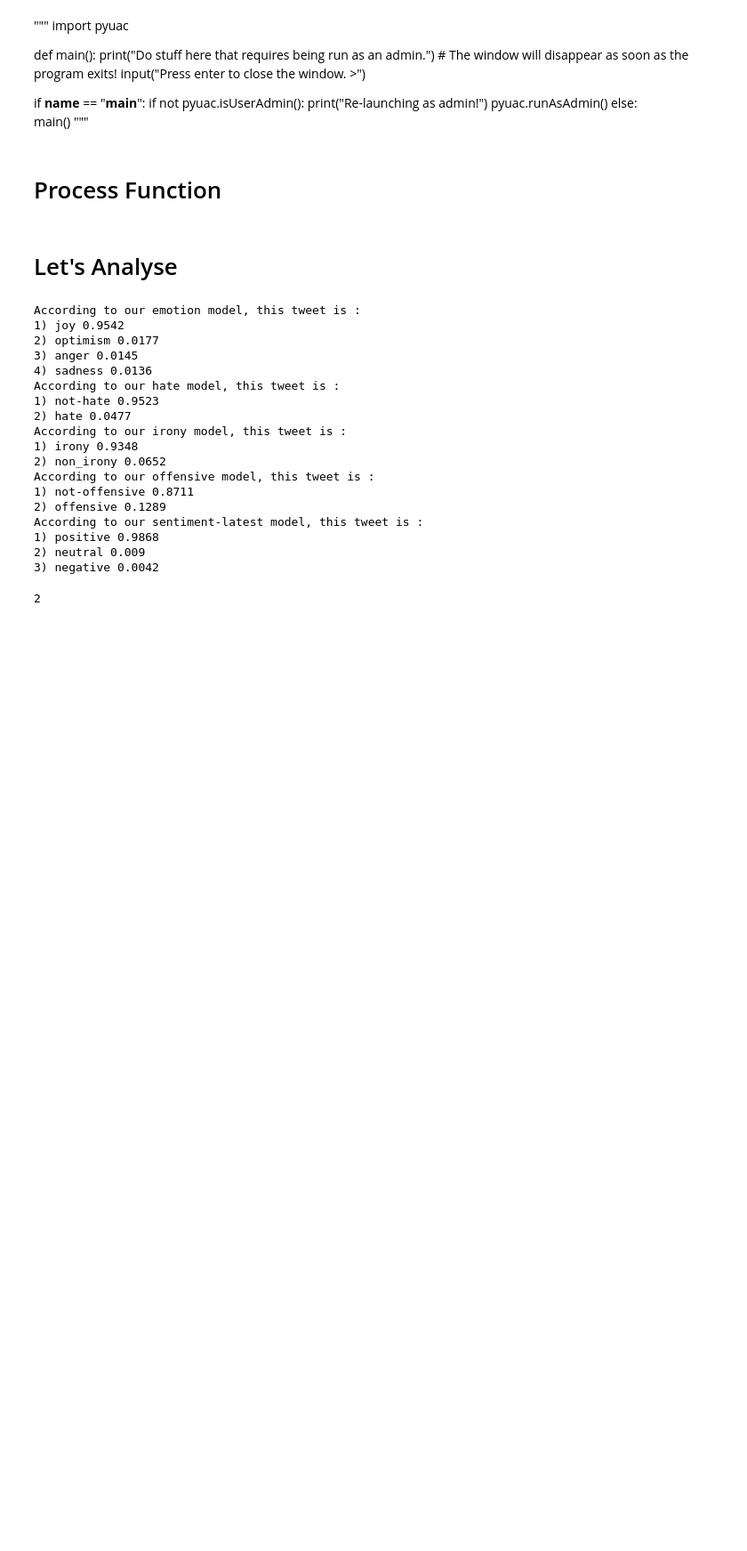
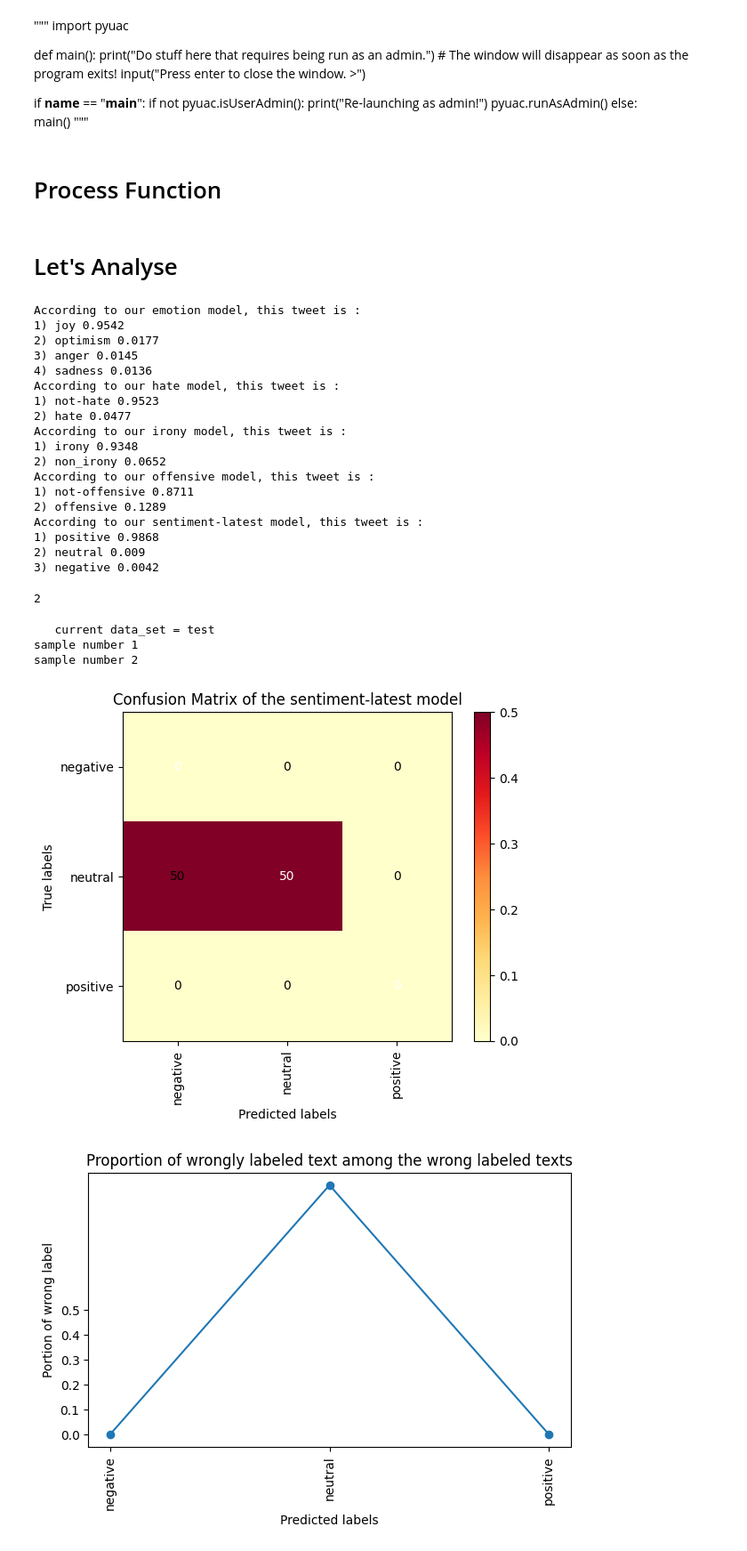
Before and after one commit to ValentinColin/tsi-project, a Jupyter notebook: Roberta_general.ipynb, the cells around one changed output. Shown: that part at 89% size. Cells and saved outputs as stored; diff of their text form; code cells hidden in the pictures; blank space fills up the shorter version.

```diff
--- a/Roberta_general.ipynb
+++ b/Roberta_general.ipynb
@@ -161,8 +161,11 @@ def display_confusion_matrix(conf_mat, list_labels, order_labels, task = "", dat
 
     #plt.title("+ de 25% du temps de travail a été à dessiner ce graph, profitez-en")
     plt.title(f"Confusion Matrix of the {task} model")
-    plt.savefig(f"error_analysis/confusion_matrix_{task}_{data_set}_{nb_samples}.png",dpi=300)
-    plt.close()
+    #plt.savefig(f"error_analysis/confusion_matrix_{task}_{data_set}_{nb_samples}.png",dpi=300)
+    #if(display == "no"):
+    #    plt.close()
+
+    return plt
 # %%
 def error_by_class_calculation(true_labels, pred_labels, order_labels):
     conf_mat = confusion_matrix(true_labels, pred_labels, labels=order_labels)
@@ -186,11 +189,13 @@ def display_error_by_class(wrong_class_prop, list_labels, task = "", data_set= "
     plt.xlabel('Predicted labels')
     plt.ylabel('Portion of wrong label')
     plt.title("Proportion of wrongly labeled text among the wrong labeled texts")
-    plt.savefig(f"error_analysis/error_by_class_{task}_{data_set}_{nb_samples}.png",dpi=300)
-    plt.close()
+    #plt.savefig(f"error_analysis/error_by_class_{task}_{data_set}_{nb_samples}.png",dpi=300)
+    #if(display == "no"):
+    #    plt.close()
+
+    return plt
 # %%
-def error_analysis(text_dataset, true_labels, task, data_set, nb_samples=10):
-    print("   data_set =", data_set)
+def error_analysis(text_dataset, true_labels, task, data_set,  nb_samples=10, display="no"):
     pred_labels = []
     text_dataset = text_dataset[:nb_samples]
     true_labels = true_labels[:nb_samples]
@@ -200,7 +205,7 @@ def error_analysis(text_dataset, true_labels, task, data_set, nb_samples=10):
     i = 0
     for text in text_dataset:
         i+=1
-        print(f"text number {i}")
+        print(f"sample number {i}")
         pred_label = prediction(task, text)
         pred_labels.append(pred_label)
 
@@ -208,19 +213,33 @@ def error_analysis(text_dataset, true_labels, task, data_set, nb_samples=10):
     true_labels = np.array(true_labels).flatten()
 
     conf_mat = confusion_matrix(true_labels, pred_labels, labels=order_labels, normalize='true')
-    display_confusion_matrix(conf_mat, list_labels, order_labels, task, data_set, nb_samples)
+    plt_confusion = display_confusion_matrix(conf_mat, list_labels, order_labels, task, data_set, nb_samples)
+    plt_confusion.savefig(f"error_analysis/confusion_matrix_{task}_{data_set}_{nb_samples}.png",dpi=300)
+    if(display == "no"):
+        plt_confusion.close()
 
     wrong_class_prop = error_by_class_calculation(true_labels, pred_labels, order_labels)
-    display_error_by_class(wrong_class_prop, list_labels, task, data_set, nb_samples)
+    plt_error = display_error_by_class(wrong_class_prop, list_labels, task, data_set, nb_samples)
+    plt_error.savefig(f"error_analysis/error_by_class_{task}_{data_set}_{nb_samples}.png",dpi=300)
+    if(display == "no"):
+        plt_error.close()
 # %%
-def error_analysis_specific_set(task, data_set, nb_sample=10):
+def error_analysis_specific_set(task, data_set, nb_sample=10, display="no"):
     df_data = pd.read_parquet(f"./data_set/{task}/tweet_eval-{data_set}.parquet")
 
 
     texts = df_data['text'][:nb_sample].tolist()
     labels = df_data['label'][:nb_sample].tolist()
-
-    error_analysis(texts, labels, task, data_set, nb_samples = nb_sample)
+    print("   current data_set =", data_set)
+    error_analysis(texts, labels, task, data_set, nb_samples = nb_sample, display=display)
+# %%
+error_analysis_specific_set("sentiment-latest", "test", nb_sample=2, display="yes")
+# %% [output]
+   current data_set = test
+sample number 1
+sample number 2
+[figure, added]
+[figure, added]
 # %%
 # à faire tourner si on a le temps :)
 for task in tasks:
```
Also changed, not shown: parts of 3 cells of this notebook, 22 other files.
